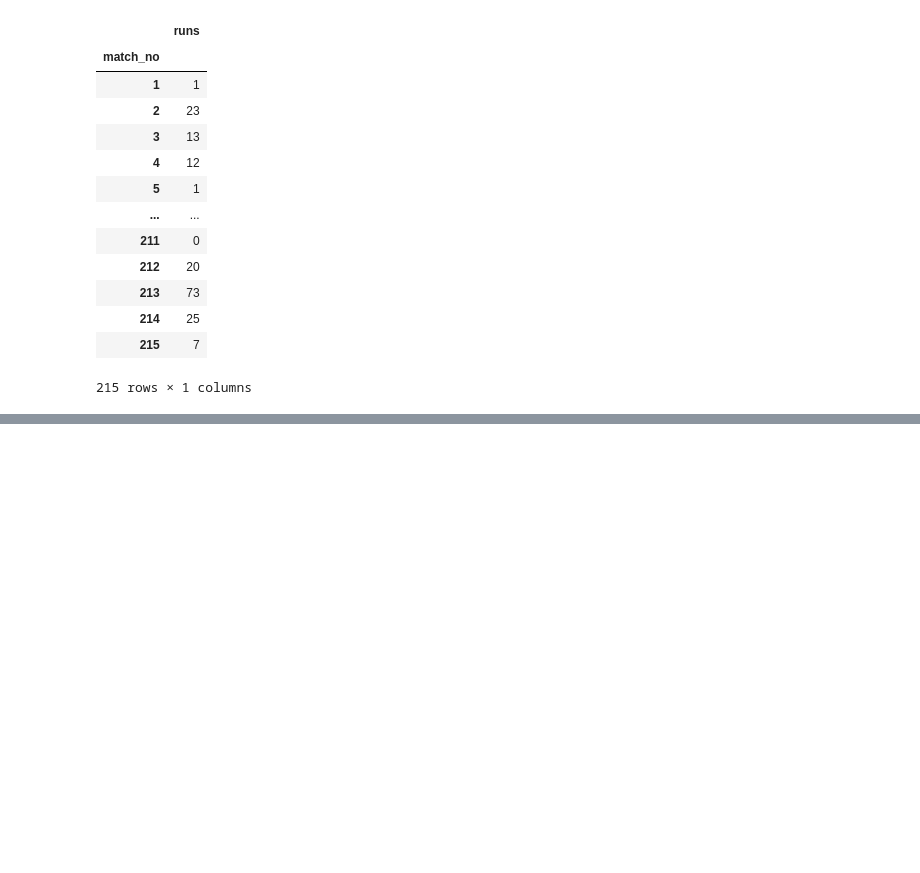
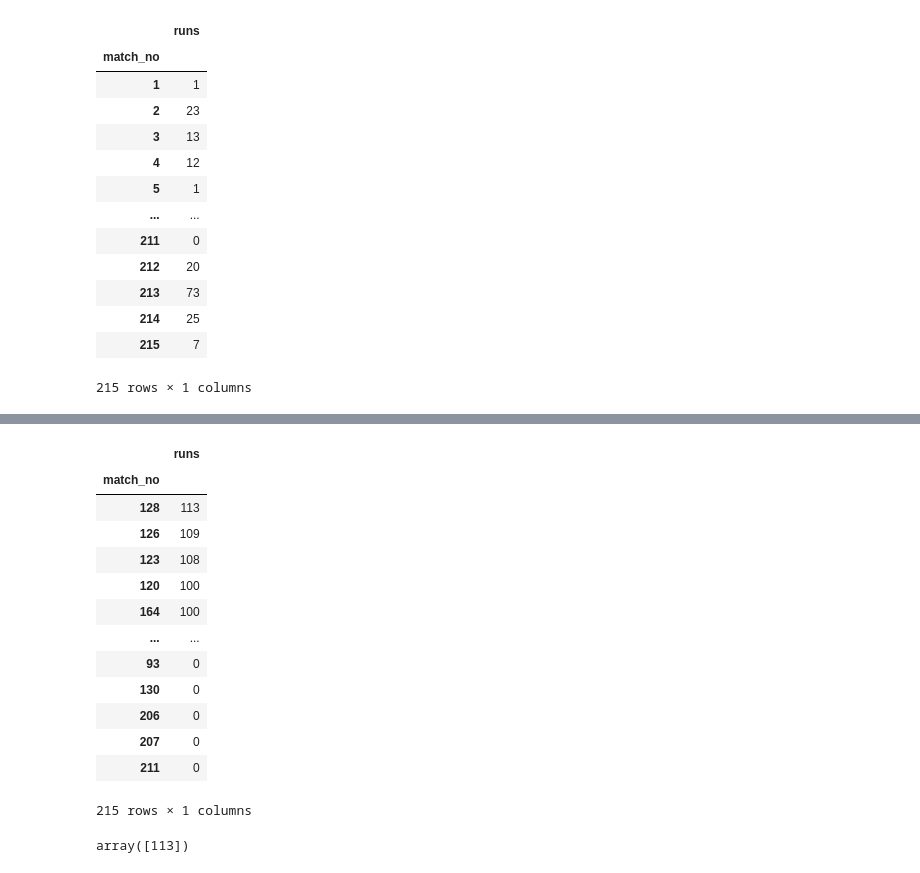
Before and after one commit to lanjudkarrenuka/workshop, a Jupyter notebook: pandas_basics.ipynb, the cells around one changed output, grey strips where cells are left out. Cells and saved outputs as stored; diff of their text form; code cells hidden in the pictures; blank space fills up the shorter version.

```diff
--- a/pandas_basics.ipynb
+++ b/pandas_basics.ipynb
@@ -247,0 +269,22 @@ virat_kohli
+# %%
+virat_kohli.sort_values(ascending=False,by='runs')
+# %% [output]
+|  | runs |
+| match_no |  |
+| 128 | 113 |
+| 126 | 109 |
+| 123 | 108 |
+| 120 | 100 |
+| 164 | 100 |
+| ... | ... |
+| 93 | 0 |
+| 130 | 0 |
+| 206 | 0 |
+| 207 | 0 |
+| 211 | 0 |
+215 rows × 1 columns
+# %%
+# Lets find out highest score of virat kohli
+virat_kohli.sort_values(ascending=False,by='runs').head(1).values[0]
+# %% [output]
+array([113])
```
Also changed, not shown: parts of 49 cells of this notebook.
